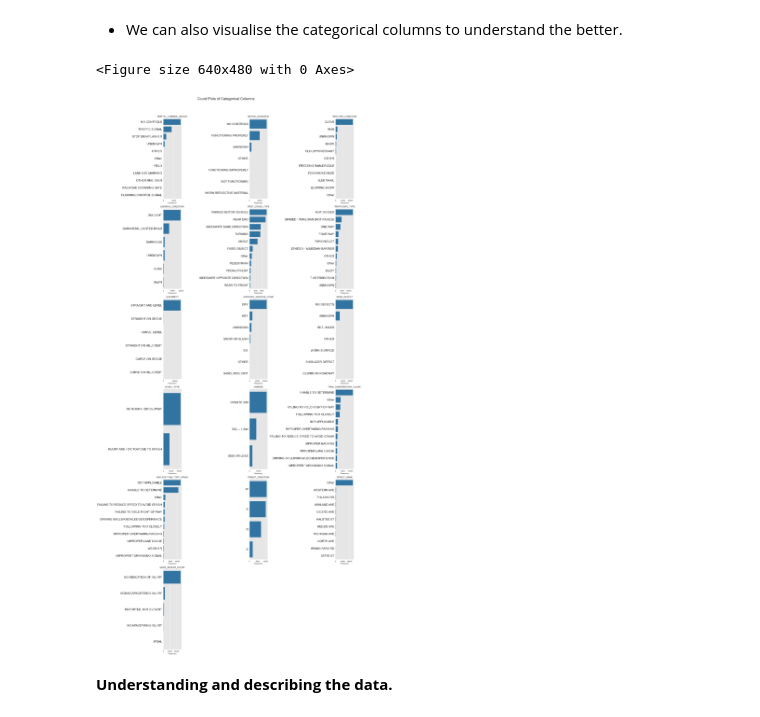
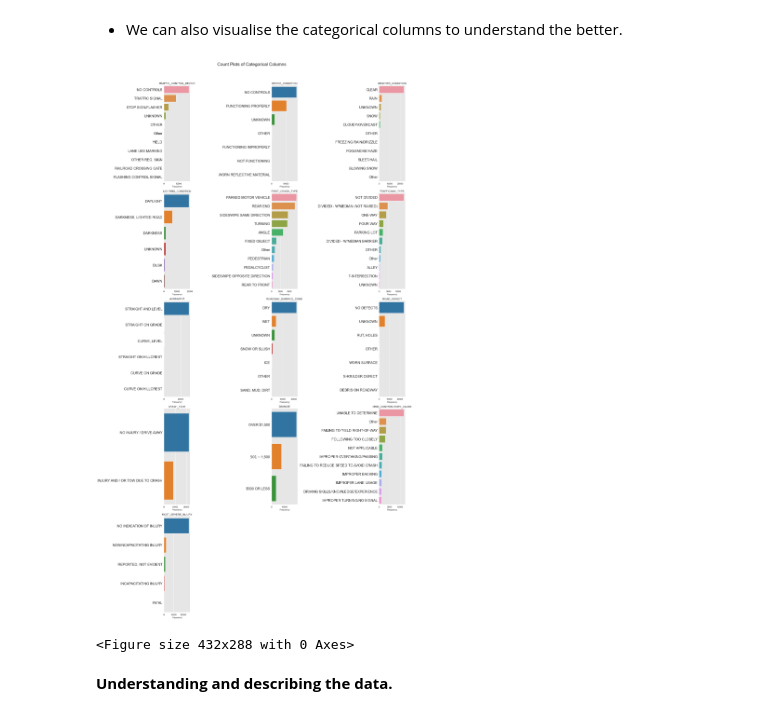
Before and after one commit to eugene-maina72/Phase_4_Project-Model_Interpretability, a Jupyter notebook: notebook.ipynb, the cells around one changed output. Drawn from its saved outputs; the diff is of its cells as text; code cells hidden in the pictures.

Commit message:
Modelling and Visualizations

```diff
--- a/notebook.ipynb
+++ b/notebook.ipynb
@@ -236,7 +235,7 @@ plt.savefig('images/numerical_columns_histograms.png', dpi=300, bbox_inches='tig
 * We can also visualise the categorical columns to understand the better.
 # %%
 # Dropping columns like index and date columns that are not useful for analysis.
-meaningful_categorical = raw_data[categorical].drop(columns=['CRASH_DATE', 'CRASH_RECORD_ID','CRASH_DATE_EST_I', 'DATE_POLICE_NOTIFIED','LOCATION'])
+meaningful_categorical = raw_data[categorical].drop(columns=['CRASH_DATE', 'CRASH_RECORD_ID','CRASH_DATE_EST_I', 'DATE_POLICE_NOTIFIED','LOCATION', 'STREET_NAME', 'STREET_DIRECTION', 'SEC_CONTRIBUTORY_CAUSE'])
 
 # Then we visualise these categorical columns in the data using count plots.
 categorical_sampled_data = meaningful_categorical.sample(n=30000, random_state=42) if len(meaningful_categorical) > 0 else meaningful_categorical
@@ -246,35 +245,35 @@ cols_to_skip = [col for col in categorical_sampled_data.columns if categorical_s
 
 # Limit the number of unique values to plot for each column to speed up plotting
 max_categories = 10
 
 n_cols = 3
 cols_to_plot = [col for col in categorical_sampled_data.columns if col not in cols_to_skip]
 n_rows = int(np.ceil(len(cols_to_plot) / n_cols))
 
 # Create subplots for each categorical column
 fig, axes = plt.subplots(n_rows, n_cols, figsize=(20, 7 * n_rows), squeeze=False)
 axes = axes.flatten()
 for idx, col in enumerate(cols_to_plot):
     unique_vals = categorical_sampled_data[col].nunique(dropna=False)
     plot_data = categorical_sampled_data[col]
     if unique_vals > max_categories:
         top_cats = plot_data.value_counts().nlargest(max_categories).index
         plot_data = plot_data.where(plot_data.isin(top_cats), other='Other')
     sns.countplot(y=plot_data, order=plot_data.value_counts().index, ax=axes[idx])
     axes[idx].set_title(col)
     axes[idx].set_xlabel('Frequency')
     axes[idx].set_ylabel('')
     axes[idx].tick_params(axis='y', labelrotation=0, labelsize=16)
 for j in range(len(cols_to_plot), len(axes)):
     fig.delaxes(axes[j])
 plt.suptitle('Count Plots of Categorical Columns', fontsize=20, y=1.02)
 plt.subplots_adjust(top=0.9, hspace=0.4)
 plt.tight_layout()
 plt.show()
 plt.savefig('images/categorical_columns_countplots.png', dpi=300, bbox_inches='tight')
 # %% [output]
+[figure, new version]
-<Figure size 640x480 with 0 Axes>
+<Figure size 432x288 with 0 Axes>
-[figure, old version]
 # %% [markdown]
 **Understanding and describing the data.**
 # %% [markdown]
```
Also changed, not shown: parts of 23 cells of this notebook, 5 other files.
